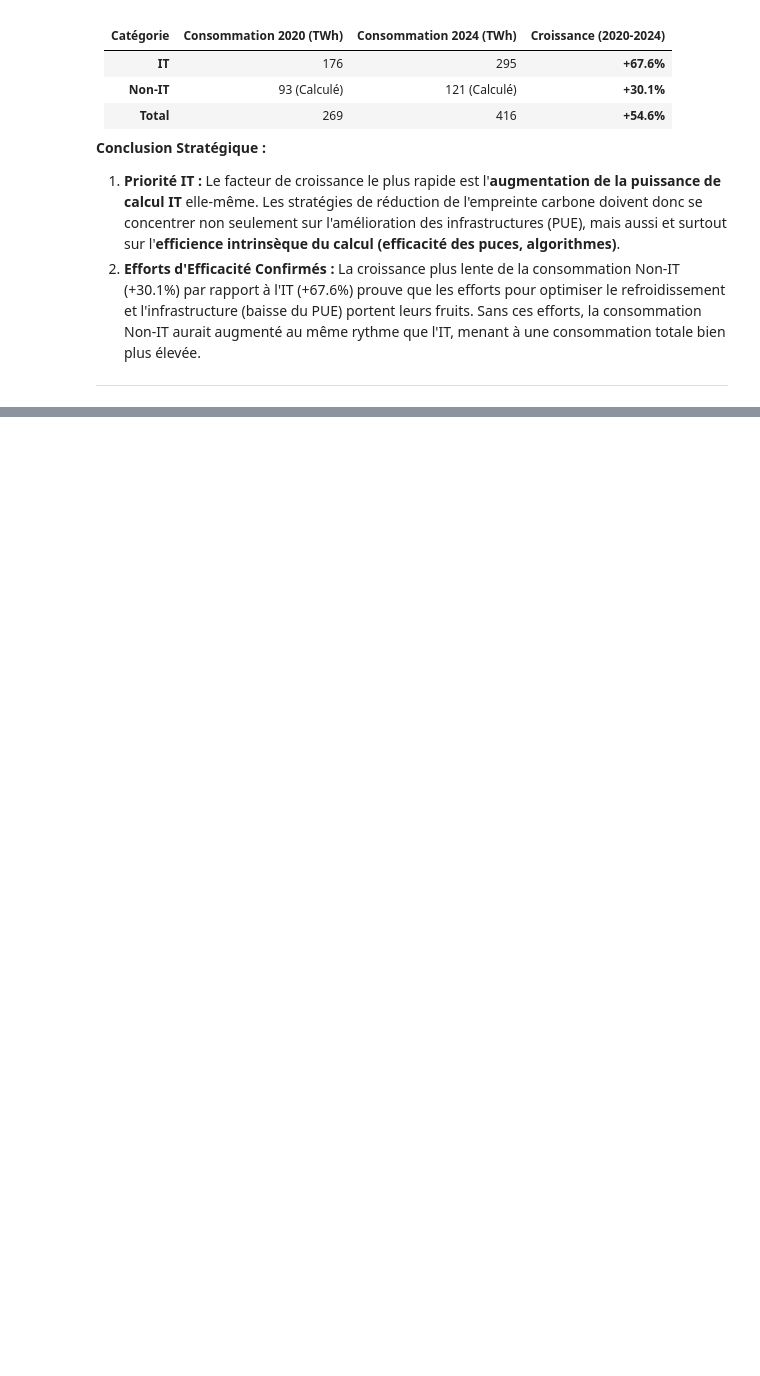
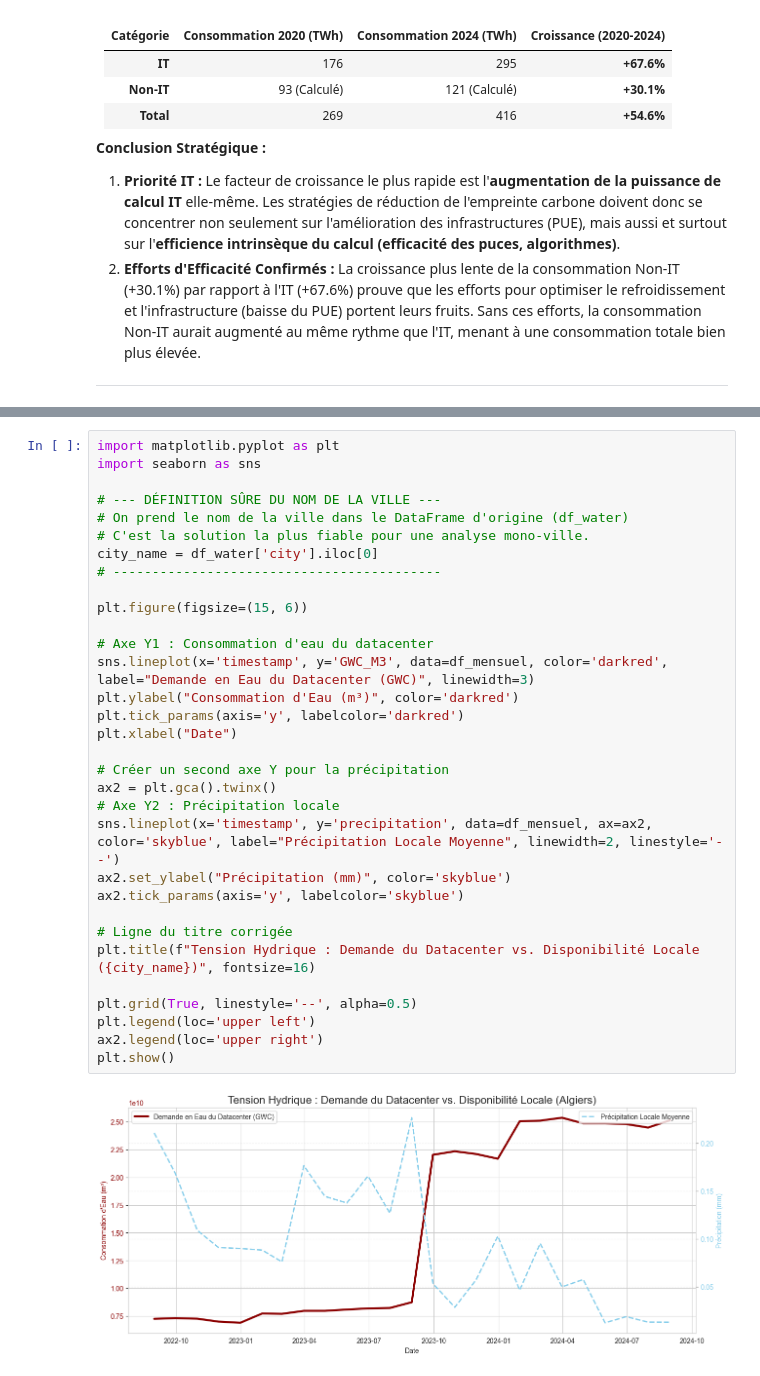
Before and after one commit to mohamedAhmedvall/EnergyWall, a Jupyter notebook: notebooks/exploration_data_daeaAI.ipynb, the cells around one changed output, grey strips where cells are left out. Drawn from its saved outputs; the diff is of its cells as text; blank space fills up the shorter version.

```diff
--- a/notebooks/exploration_data_daeaAI.ipynb
+++ b/notebooks/exploration_data_daeaAI.ipynb
@@ -818,0 +1118,34 @@ Ce graphique en barres illustre la répartition de la consommation électrique t
+# %%
+import matplotlib.pyplot as plt
+import seaborn as sns
+
+# --- DÉFINITION SÛRE DU NOM DE LA VILLE ---
+# On prend le nom de la ville dans le DataFrame d'origine (df_water)
+# C'est la solution la plus fiable pour une analyse mono-ville.
+city_name = df_water['city'].iloc[0]
+# ------------------------------------------
+
+plt.figure(figsize=(15, 6))
+
+# Axe Y1 : Consommation d'eau du datacenter
+sns.lineplot(x='timestamp', y='GWC_M3', data=df_mensuel, color='darkred', label="Demande en Eau du Datacenter (GWC)", linewidth=3)
+plt.ylabel("Consommation d'Eau (m³)", color='darkred')
+plt.tick_params(axis='y', labelcolor='darkred')
+plt.xlabel("Date")
+
+# Créer un second axe Y pour la précipitation
+ax2 = plt.gca().twinx()
+# Axe Y2 : Précipitation locale
+sns.lineplot(x='timestamp', y='precipitation', data=df_mensuel, ax=ax2, color='skyblue', label="Précipitation Locale Moyenne", linewidth=2, linestyle='--')
+ax2.set_ylabel("Précipitation (mm)", color='skyblue')
+ax2.tick_params(axis='y', labelcolor='skyblue')
+
+# Ligne du titre corrigée
+plt.title(f"Tension Hydrique : Demande du Datacenter vs. Disponibilité Locale ({city_name})", fontsize=16)
+
+plt.grid(True, linestyle='--', alpha=0.5)
+plt.legend(loc='upper left')
+ax2.legend(loc='upper right')
+plt.show()
+# %% [output]
+[figure, added]
```
Also changed, not shown: parts of 22 cells of this notebook, 2 other files.
